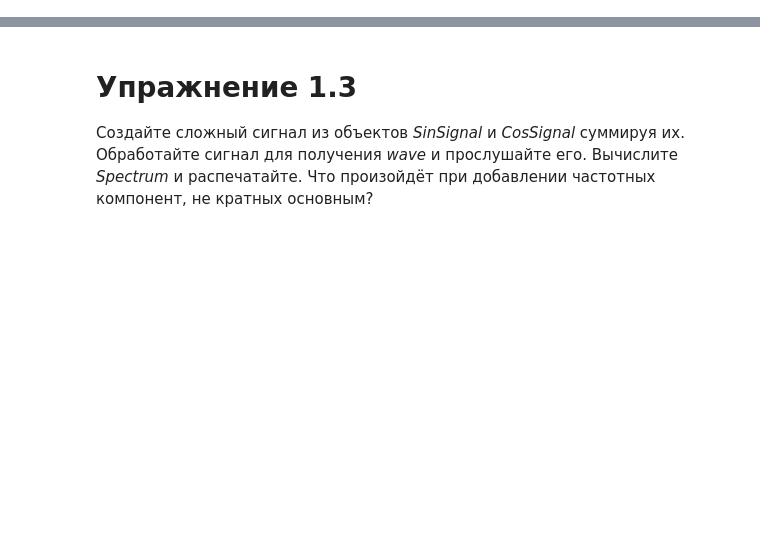
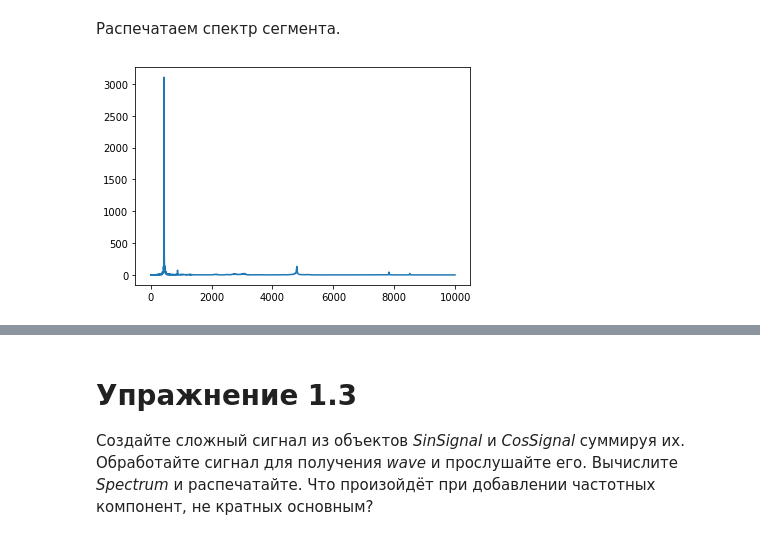
Before and after one commit to DenZhid/TelecommunicationSystemsLabs, a Jupyter notebook: Lab1/Lab1.ipynb, the cells around one changed output, grey strips where cells are left out. Cells and saved outputs as stored; diff of their text form; code cells hidden in the pictures; blank space fills up the shorter version.

```diff
--- a/Lab1/Lab1.ipynb
+++ b/Lab1/Lab1.ipynb
@@ -20,0 +68,7 @@ if not os.path.exists('thinkdsp.py'):
+# %% [markdown]
+Распечатаем спектр сегмента.
+# %%
+spectrum = segment.make_spectrum()
+spectrum.plot(high=10000)
+# %% [output]
+[figure, added]
```
Also changed, not shown: parts of 17 cells of this notebook.
